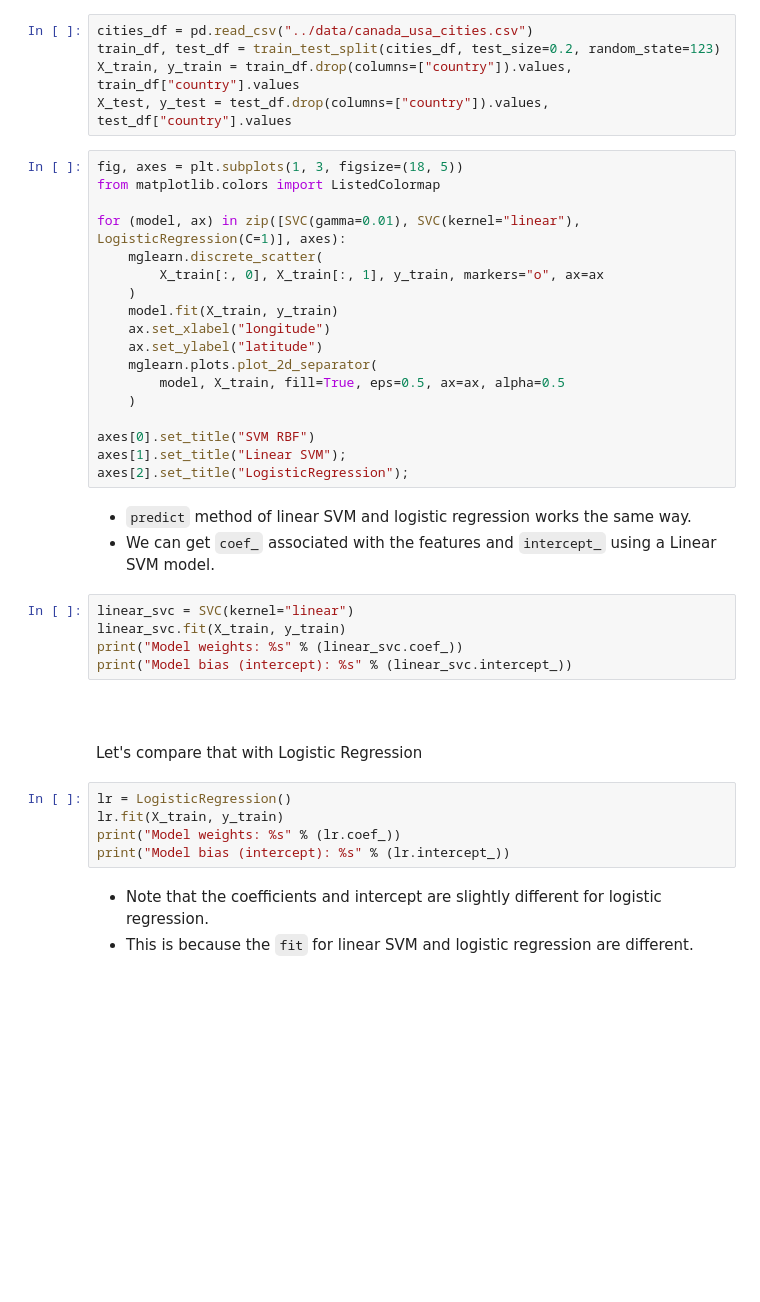
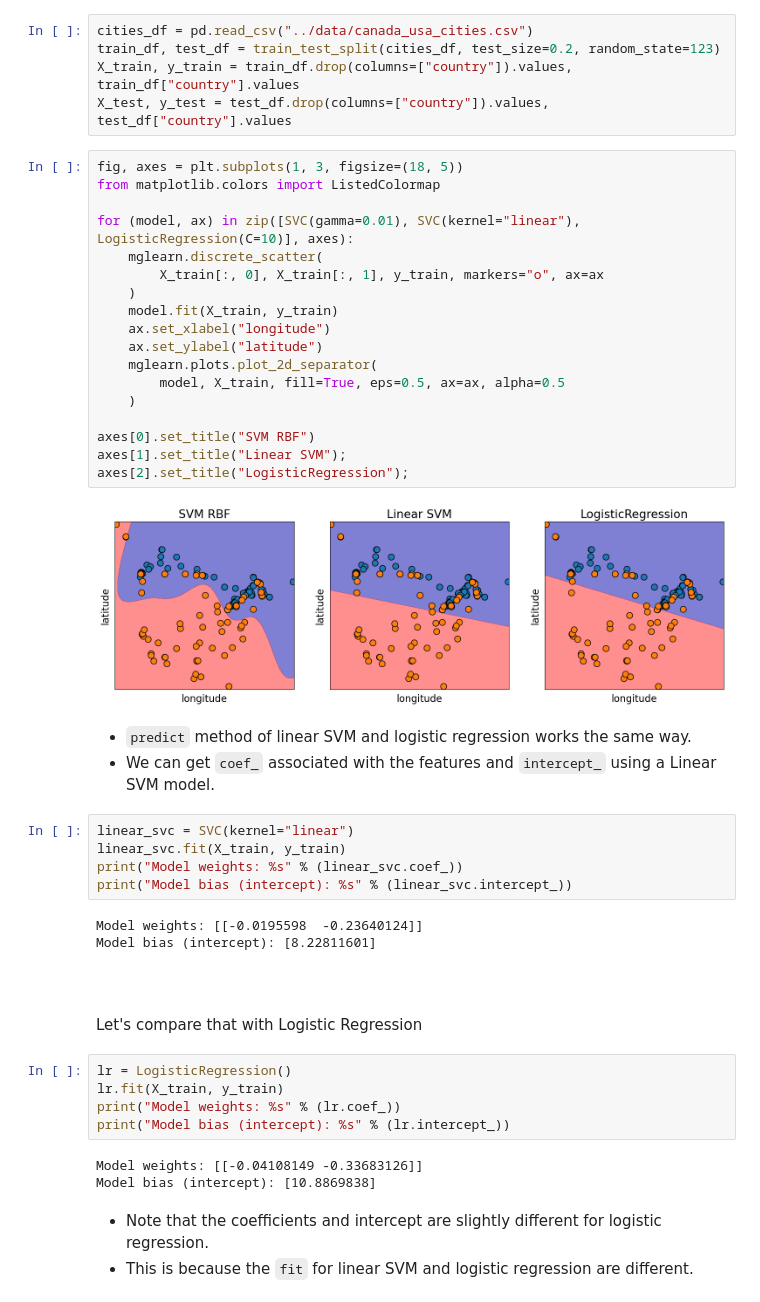
Before and after one commit to UBC-CS/cpsc330-2022W2, a Jupyter notebook: lectures/AmirAbdi/07_linear-models.ipynb, the cells around one changed output. Drawn from its saved outputs; the diff is of its cells as text; blank space fills up the shorter version.

Commit message:
Post-session upload: lectures/AmirAbdi/07_linear-models.ipynb

```diff
--- a/lectures/AmirAbdi/07_linear-models.ipynb
+++ b/lectures/AmirAbdi/07_linear-models.ipynb
@@ -975,21 +1216,23 @@ X_test, y_test = test_df.drop(columns=["country"]).values, test_df["country"].va
 # %%
 fig, axes = plt.subplots(1, 3, figsize=(18, 5))
 from matplotlib.colors import ListedColormap
 
-for (model, ax) in zip([SVC(gamma=0.01), SVC(kernel="linear"), LogisticRegression(C=1)], axes):
+for (model, ax) in zip([SVC(gamma=0.01), SVC(kernel="linear"), LogisticRegression(C=10)], axes):
     mglearn.discrete_scatter(
         X_train[:, 0], X_train[:, 1], y_train, markers="o", ax=ax
     )
     model.fit(X_train, y_train)
     ax.set_xlabel("longitude")
     ax.set_ylabel("latitude")
     mglearn.plots.plot_2d_separator(
         model, X_train, fill=True, eps=0.5, ax=ax, alpha=0.5
     )
 
 axes[0].set_title("SVM RBF")
 axes[1].set_title("Linear SVM");
 axes[2].set_title("LogisticRegression");
+# %% [output]
+[figure, added]
 # %% [markdown]
 - `predict` method of linear SVM and logistic regression works the same way.
 - We can get `coef_` associated with the features and `intercept_` using a Linear SVM model.
@@ -998,6 +1241,9 @@ linear_svc = SVC(kernel="linear")
 linear_svc.fit(X_train, y_train)
 print("Model weights: %s" % (linear_svc.coef_))
 print("Model bias (intercept): %s" % (linear_svc.intercept_))
+# %% [output]
+Model weights: [[-0.0195598  -0.23640124]]
+Model bias (intercept): [8.22811601]
 # %% [markdown]
 <br><br>
 Let's compare that with Logistic Regression
@@ -1006,6 +1252,9 @@ lr = LogisticRegression()
 lr.fit(X_train, y_train)
 print("Model weights: %s" % (lr.coef_))
 print("Model bias (intercept): %s" % (lr.intercept_))
+# %% [output]
+Model weights: [[-0.04108149 -0.33683126]]
+Model bias (intercept): [10.8869838]
 # %% [markdown]
 - Note that the coefficients and intercept are slightly different for logistic regression.
 - This is because the `fit` for linear SVM and logistic regression are different.
```
Also changed, not shown: parts of 100 cells of this notebook.
